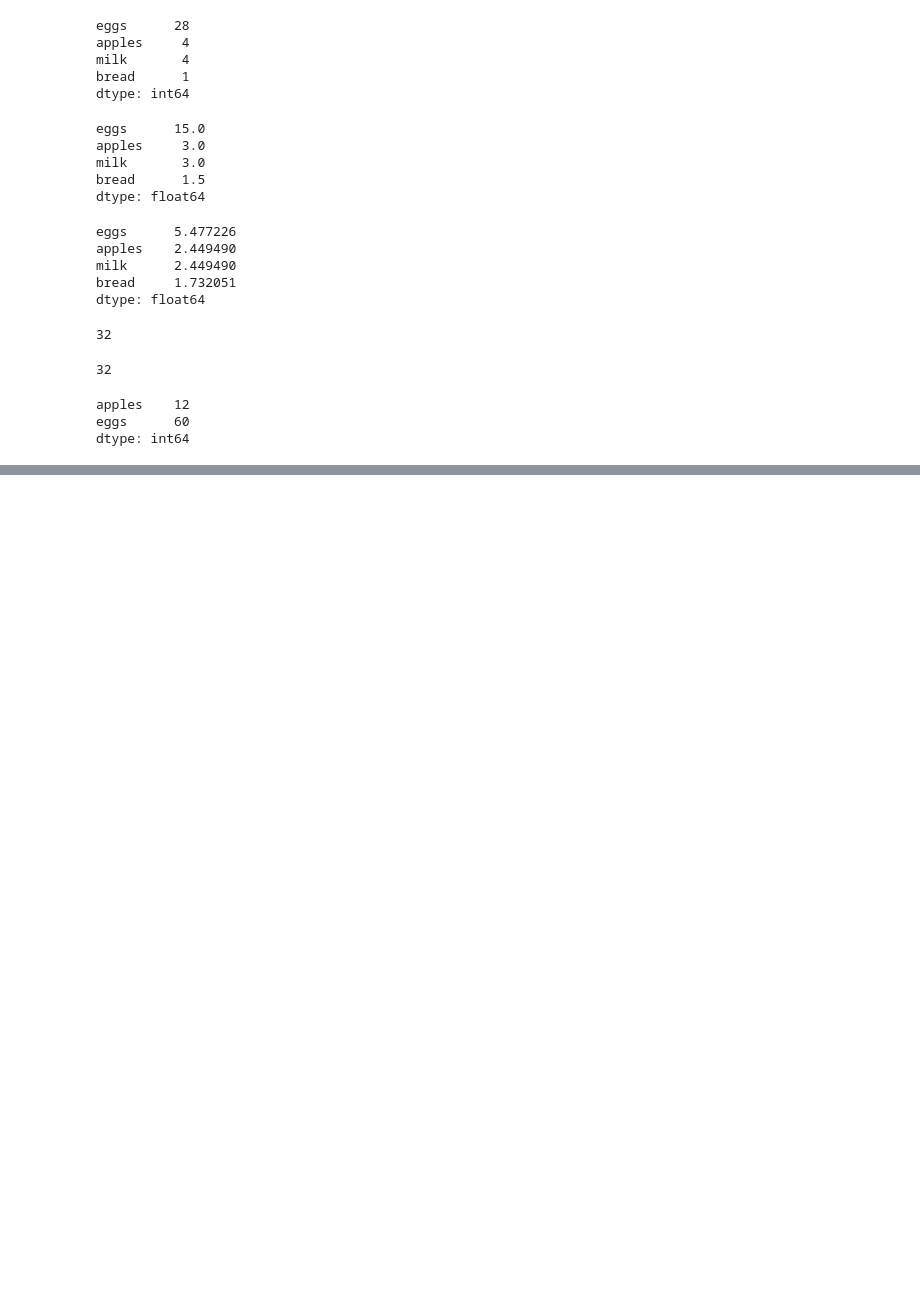
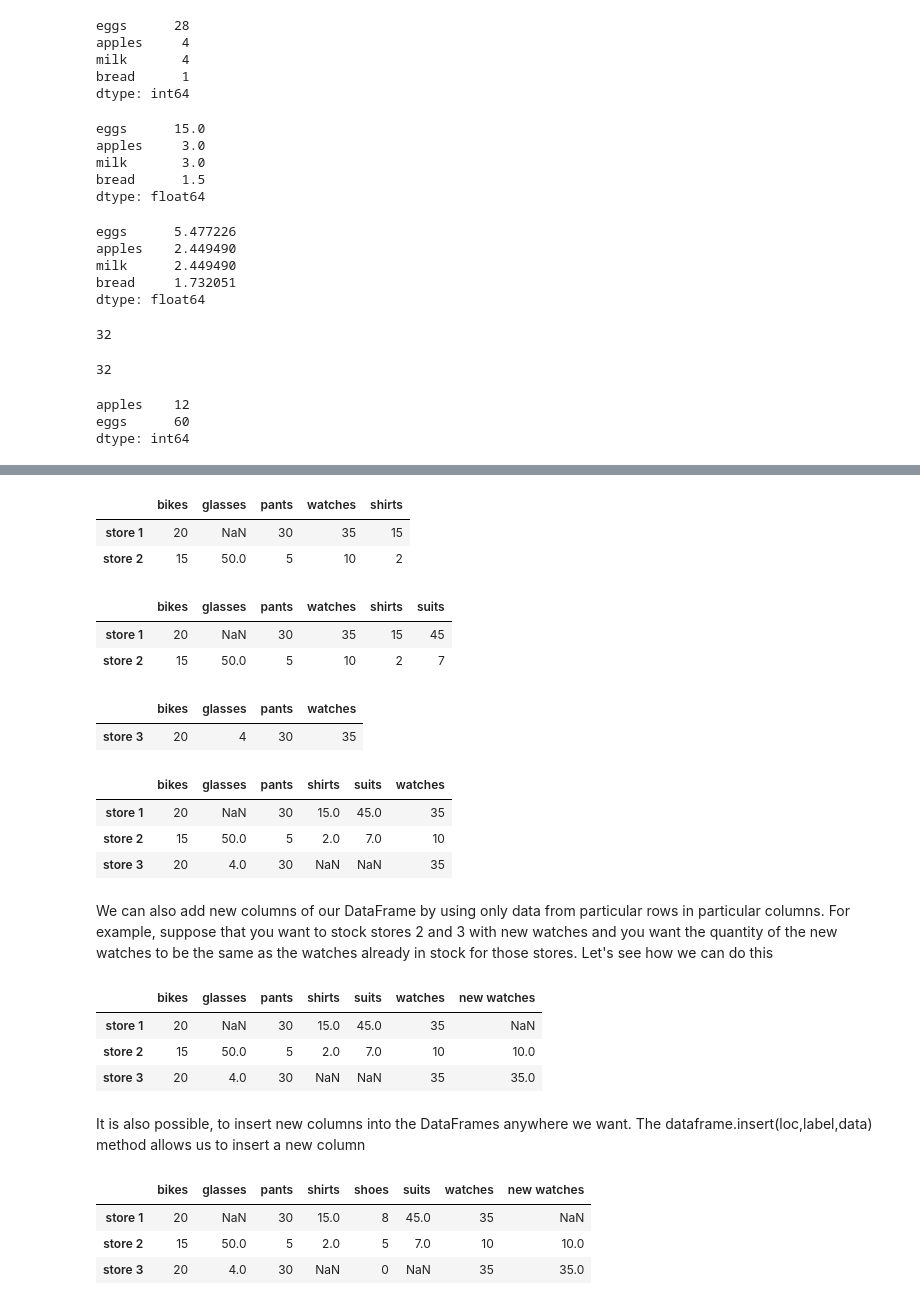
Before and after one commit to vkerrysingh/ProjectRoot, a Jupyter notebook: Udacity/AIPND/trunk/Pandas/Pandas Notebook.ipynb, the cells around one changed output, grey strips where cells are left out. Cells and saved outputs as stored; diff of their text form; code cells hidden in the pictures; blank space fills up the shorter version.

```diff
--- a/Udacity/AIPND/trunk/Pandas/Pandas Notebook.ipynb
+++ b/Udacity/AIPND/trunk/Pandas/Pandas Notebook.ipynb
@@ -103,0 +221,70 @@ dtype: int64
+# %%
+# We add a new column named shirts to our store_items DataFrame indicating the number of
+# shirts in stock at each store. We will put 15 shirts in store 1 and 2 shirts in store 2
+store_items['shirts'] = [15,2]
+
+# We display the modified DataFrame
+store_items
+# %% [output]
+|  | bikes | glasses | pants | watches | shirts |
+| store 1 | 20 | NaN | 30 | 35 | 15 |
+| store 2 | 15 | 50.0 | 5 | 10 | 2 |
+# %%
+# We make a new column called suits by adding the number of shirts and pants
+store_items['suits'] = store_items['pants'] + store_items['shirts']
+
+# We display the modified DataFrame
+store_items
+# %% [output]
+|  | bikes | glasses | pants | watches | shirts | suits |
+| store 1 | 20 | NaN | 30 | 35 | 15 | 45 |
+| store 2 | 15 | 50.0 | 5 | 10 | 2 | 7 |
+# %%
+# We create a dictionary from a list of Python dictionaries that will number of items at the new store
+new_items = [{'bikes': 20, 'pants': 30, 'watches': 35, 'glasses': 4}]
+
+# We create new DataFrame with the new_items and provide and index labeled store 3
+new_store = pd.DataFrame(new_items, index = ['store 3'])
+
+# We display the items at the new store
+new_store
+# %% [output]
+|  | bikes | glasses | pants | watches |
+| store 3 | 20 | 4 | 30 | 35 |
+# %%
+# We append store 3 to our store_items DataFrame
+store_items = store_items.append(new_store)
+
+# We display the modified DataFrame
+store_items
+# %% [output]
+|  | bikes | glasses | pants | shirts | suits | watches |
+| store 1 | 20 | NaN | 30 | 15.0 | 45.0 | 35 |
+| store 2 | 15 | 50.0 | 5 | 2.0 | 7.0 | 10 |
+| store 3 | 20 | 4.0 | 30 | NaN | NaN | 35 |
+# %% [markdown]
+We can also add new columns of our DataFrame by using only data from particular rows in particular columns. For example, suppose that you want to stock stores 2 and 3 with new watches and you want the quantity of the new watches to be the same as the watches already in stock for those stores. Let's see how we can do this
+# %%
+# We add a new column using data from particular rows in the watches column
+store_items['new watches'] = store_items['watches'][1:]
+
+# We display the modified DataFrame
+store_items
+# %% [output]
+|  | bikes | glasses | pants | shirts | suits | watches | new watches |
+| store 1 | 20 | NaN | 30 | 15.0 | 45.0 | 35 | NaN |
+| store 2 | 15 | 50.0 | 5 | 2.0 | 7.0 | 10 | 10.0 |
+| store 3 | 20 | 4.0 | 30 | NaN | NaN | 35 | 35.0 |
+# %% [markdown]
+It is also possible, to insert new columns into the DataFrames anywhere we want. The dataframe.insert(loc,label,data) method allows us to insert a new column
+# %%
+# We insert a new column with label shoes right before the column with numerical index 4
+store_items.insert(4, 'shoes', [8,5,0])
+
+# we display the modified DataFrame
+store_items
+# %% [output]
+|  | bikes | glasses | pants | shirts | shoes | suits | watches | new watches |
+| store 1 | 20 | NaN | 30 | 15.0 | 8 | 45.0 | 35 | NaN |
+| store 2 | 15 | 50.0 | 5 | 2.0 | 5 | 7.0 | 10 | 10.0 |
+| store 3 | 20 | 4.0 | 30 | NaN | 0 | NaN | 35 | 35.0 |
```
Also changed, not shown: parts of 31 cells of this notebook.
